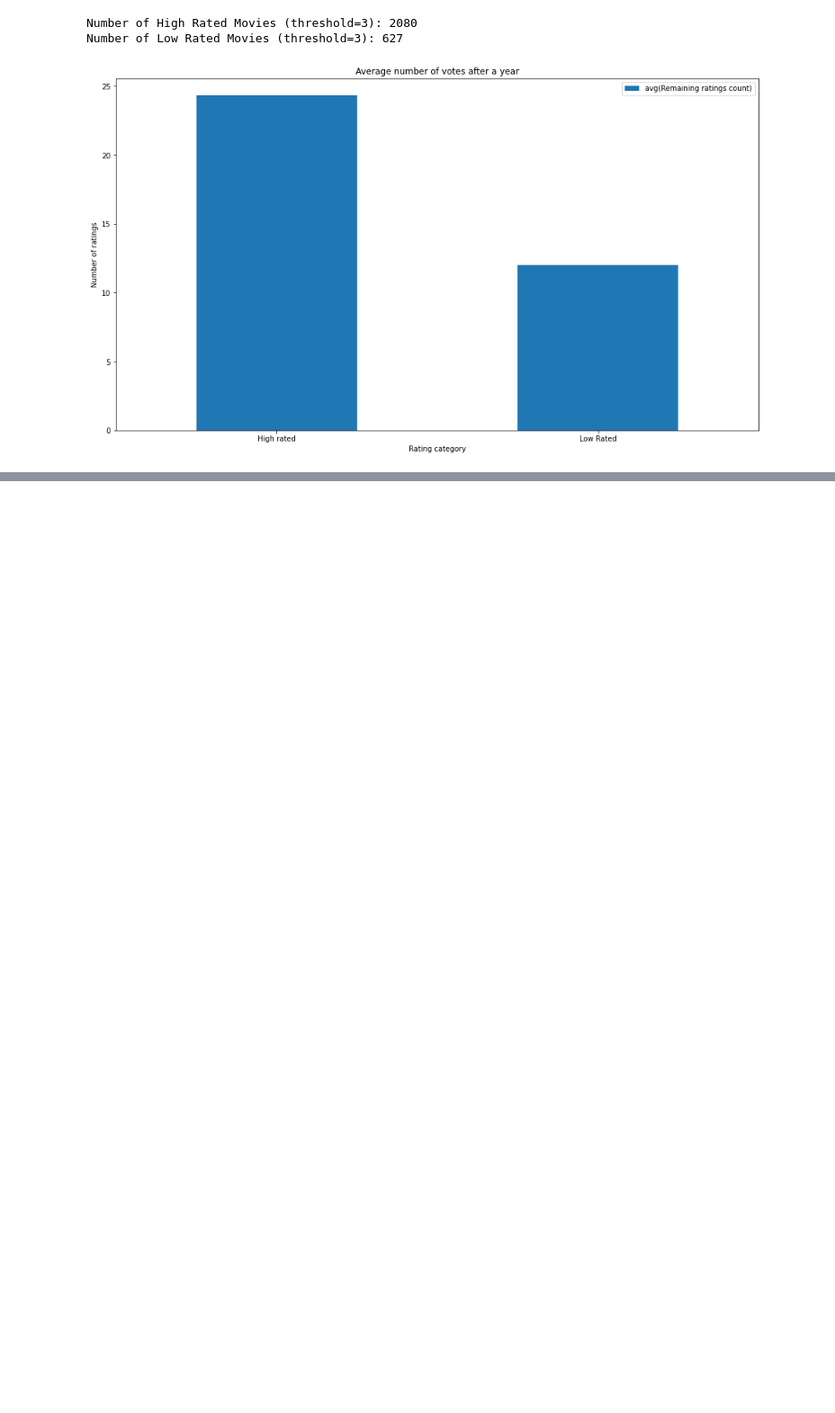
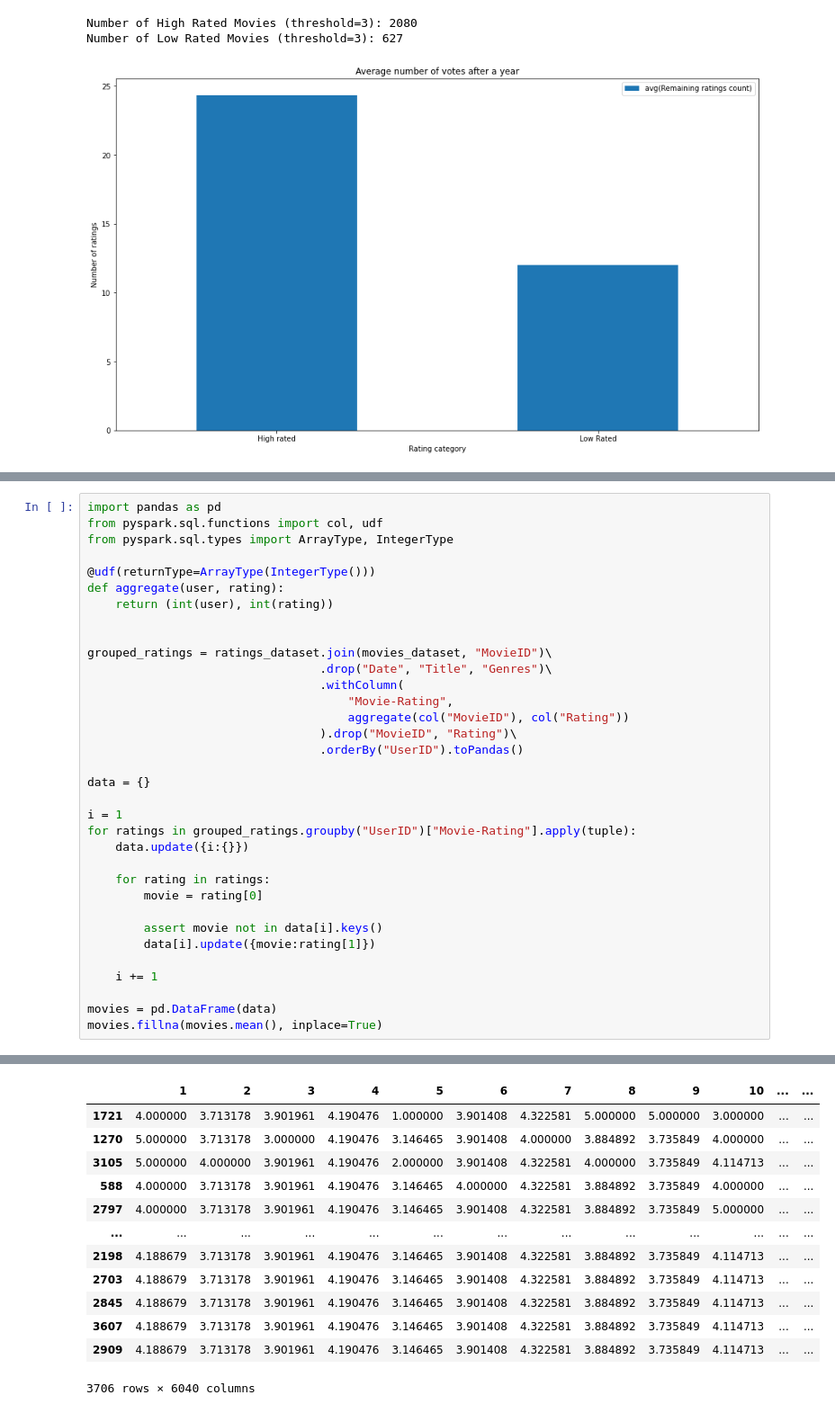
Before and after one commit to zetaemme/movielens_analysis, a Jupyter notebook: movielens.ipynb, the cells around one changed output, grey strips where cells are left out. Shown at 90% size. Drawn from its saved outputs; the diff is of its cells as text; blank space fills up the shorter version.

Commit message:
Formatted data for Query 4

```diff
--- a/movielens.ipynb
+++ b/movielens.ipynb
@@ -668,0 +671,35 @@ plt.show()
+# %%
+import pandas as pd
+from pyspark.sql.functions import col, udf
+from pyspark.sql.types import ArrayType, IntegerType
+
+@udf(returnType=ArrayType(IntegerType()))
+def aggregate(user, rating):
+    return (int(user), int(rating))
+
+
+grouped_ratings = ratings_dataset.join(movies_dataset, "MovieID")\
+                                 .drop("Date", "Title", "Genres")\
+                                 .withColumn(
+                                     "Movie-Rating",
+                                     aggregate(col("MovieID"), col("Rating"))
+                                 ).drop("MovieID", "Rating")\
+                                 .orderBy("UserID").toPandas()
+
+data = {}
+
+i = 1
+for ratings in grouped_ratings.groupby("UserID")["Movie-Rating"].apply(tuple):
+    data.update({i:{}})
+
+    for rating in ratings:
+        movie = rating[0]
+
+        assert movie not in data[i].keys()
+        data[i].update({movie:rating[1]})
+
+    i += 1
+
+movies = pd.DataFrame(data)
+movies.fillna(movies.mean(), inplace=True)
+# %% [output]
@@ -668,0 +707,13 @@ plt.show()
+|  | 1 | 2 | 3 | 4 | 5 | 6 | 7 | 8 | 9 | 10 | ... | ... |
+| 1721 | 4.000000 | 3.713178 | 3.901961 | 4.190476 | 1.000000 | 3.901408 | 4.322581 | 5.000000 | 5.000000 | 3.000000 | ... | ... |
+| 1270 | 5.000000 | 3.713178 | 3.000000 | 4.190476 | 3.146465 | 3.901408 | 4.000000 | 3.884892 | 3.735849 | 4.000000 | ... | ... |
+| 3105 | 5.000000 | 4.000000 | 3.901961 | 4.190476 | 2.000000 | 3.901408 | 4.322581 | 4.000000 | 3.735849 | 4.114713 | ... | ... |
+| 588 | 4.000000 | 3.713178 | 3.901961 | 4.190476 | 3.146465 | 4.000000 | 4.322581 | 3.884892 | 3.735849 | 4.000000 | ... | ... |
+| 2797 | 4.000000 | 3.713178 | 3.901961 | 4.190476 | 3.146465 | 3.901408 | 4.322581 | 3.884892 | 3.735849 | 5.000000 | ... | ... |
+| ... | ... | ... | ... | ... | ... | ... | ... | ... | ... | ... | ... | ... |
+| 2198 | 4.188679 | 3.713178 | 3.901961 | 4.190476 | 3.146465 | 3.901408 | 4.322581 | 3.884892 | 3.735849 | 4.114713 | ... | ... |
+| 2703 | 4.188679 | 3.713178 | 3.901961 | 4.190476 | 3.146465 | 3.901408 | 4.322581 | 3.884892 | 3.735849 | 4.114713 | ... | ... |
+| 2845 | 4.188679 | 3.713178 | 3.901961 | 4.190476 | 3.146465 | 3.901408 | 4.322581 | 3.884892 | 3.735849 | 4.114713 | ... | ... |
+| 3607 | 4.188679 | 3.713178 | 3.901961 | 4.190476 | 3.146465 | 3.901408 | 4.322581 | 3.884892 | 3.735849 | 4.114713 | ... | ... |
+| 2909 | 4.188679 | 3.713178 | 3.901961 | 4.190476 | 3.146465 | 3.901408 | 4.322581 | 3.884892 | 3.735849 | 4.114713 | ... | ... |
+3706 rows × 6040 columns
```
Also changed, not shown: parts of 4 cells of this notebook.
